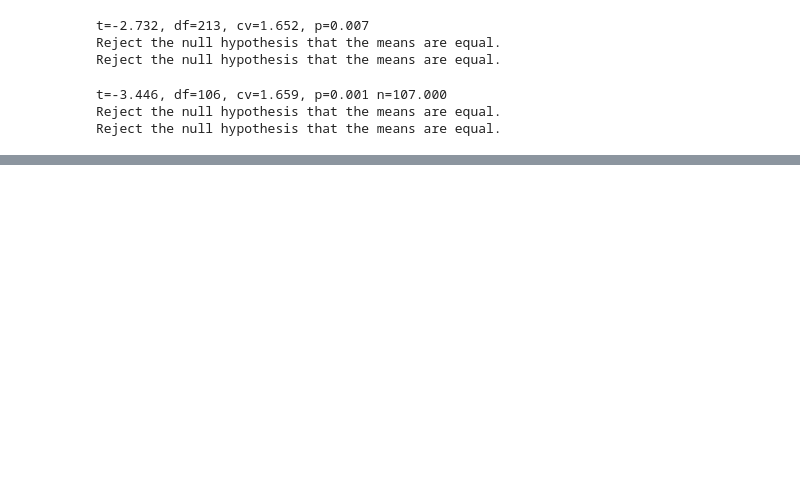
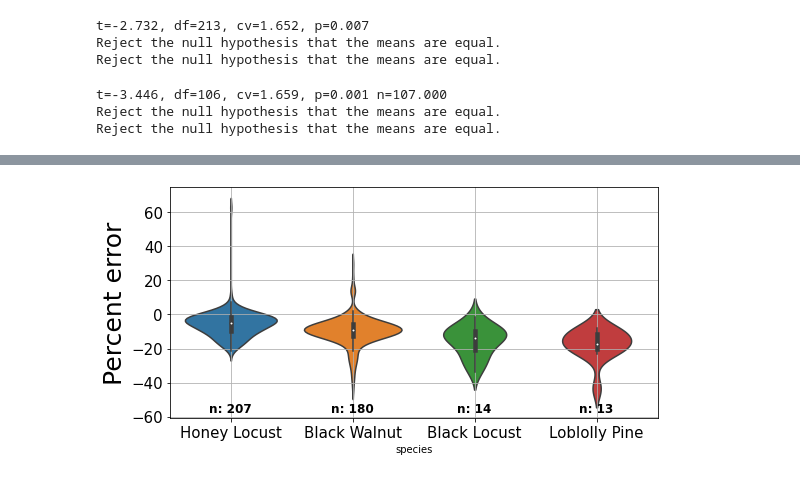
Before and after one commit to WorkingTrees/SamplingPaper, a Jupyter notebook: code/00_compile_data_test.ipynb, the cells around one changed output, grey strips where cells are left out. Cells and saved outputs as stored; diff of their text form; code cells hidden in the pictures; blank space fills up the shorter version.

```diff
--- a/code/00_compile_data_test.ipynb
+++ b/code/00_compile_data_test.ipynb
@@ -589,0 +776,35 @@ computed uncertainty (T CO2e) = 6.802241045898112e-33
+# %%
+# Violin Plots
+diam_all['manual'] = diam_all['manual'].astype(float)
+diam_all['app'] = diam_all['app'].astype(float)
+
+diam_all['mae'] = diam_all['app'] - diam_all['manual']
+diam_all['mpe'] = (diam_all['app'] - diam_all['manual']) / diam_all['manual'] * 100
+
+# Boxplot of error
+plt.figure(figsize = (8,4))
+ax = sns.violinplot(x="species", y="mpe", data=diam_all)
+
+# Calculate number of obs per group & median to position labels
+medians = diam_all.dropna().groupby(['species'])['mpe'].mean().values
+nobs = diam_all['species'].value_counts().values
+nobs = [str(x) for x in nobs.tolist()]
+nobs = ["n: " + i for i in nobs]
+
+# Add it to the plot
+pos = range(len(nobs))
+for tick,label in zip(pos,ax.get_xticklabels()):
+    ax.text(pos[tick],
+             - 57.5,
+            nobs[tick],
+            horizontalalignment='center',
+            size='large',
+            color='black',
+            weight='semibold')
+plt.ylabel("Percent error", size = 25)
+ax.tick_params(axis='both', which='major', labelsize=15)
+plt.grid()
+
+plt.tight_layout()
+# %% [output]
+[figure, added]
```
Also changed, not shown: parts of 20 cells of this notebook.
